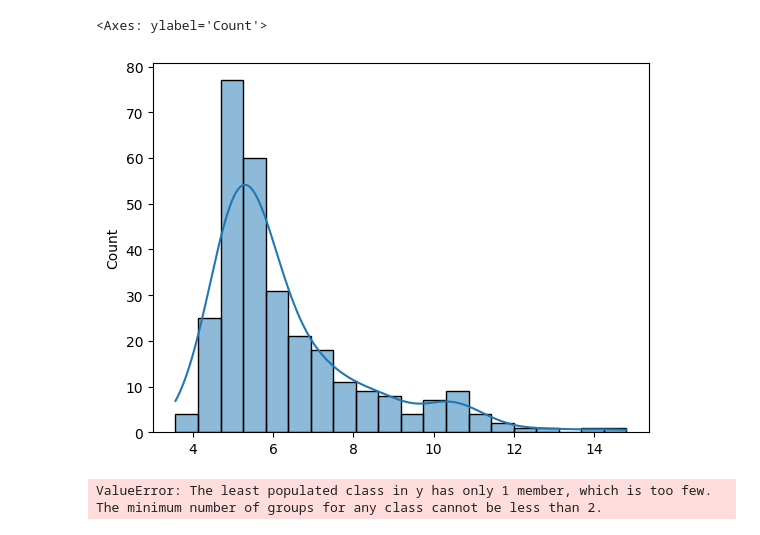
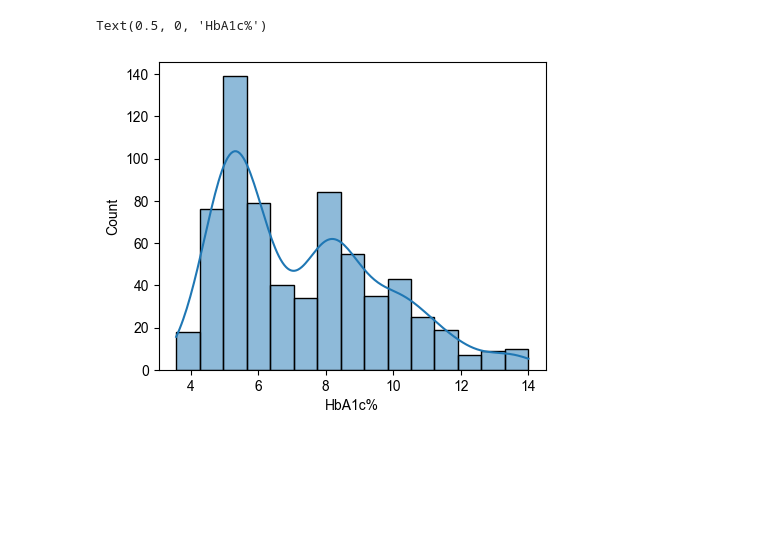
Before and after one commit to MelnychenkoM/ml_methods_hba1c, a Jupyter notebook: regression.ipynb, the cells around one changed output. Saved outputs shown, nothing was run; the diff lists cells and outputs as text; code cells hidden in the pictures; blank space fills up the shorter version.

```diff
--- a/regression.ipynb
+++ b/regression.ipynb
@@ -12,3 +14,5 @@ from plsr.outliers import MonteCarloOutliers
+# %%
+plt.rcParams['font.family'] = 'Arial'
 # %%
 from curvefit import DatasetSpectra
 # %% [output]
@@ -18,10 +22,7 @@ from curvefit import DatasetSpectra
 # %%
 from boxsers.preprocessing import rubberband_baseline_cor
 # %%
-file_path = '~/data/dataset_294.csv'
-domain_path = '~/data/domain.csv'
-
-# file_path = '~/data/dataset_565.csv'
-# domain_path = '~/data/dataset_565_domain.csv'
+file_path = '~/data/dataset_681.csv'
+domain_path = '~/data/dataset_565_domain.csv'
 # %%
 dataset = DatasetSpectra(file_path, domain_path)
@@ -45,6 +88,8 @@ y = dataset.hba1c
 # %%
-sns.histplot(y, kde=True)
+fig, ax = plt.subplots(figsize=(5, 4))
+sns.histplot(y, kde=True, bins=15)
+ax.set_xlabel("HbA1c%")
 # %% [output]
-<Axes: ylabel='Count'>
+Text(0.5, 0, 'HbA1c%')
-[figure, old version]
+[figure, new version]
 # %%
@@ -52,5 +97,3 @@ discretizer = KBinsDiscretizer(n_bins=10, encode='ordinal', strategy='uniform',
 categories = discretizer.fit_transform(y.reshape(-1, 1))
 # %%
-X_train, X_test, y_train, y_test = train_test_split(X, y, test_size=0.3, stratify=categories, random_state=44)
+X_train, X_test, y_train, y_test = train_test_split(X, y, test_size=0.2, stratify=categories, random_state=34)
-# %% [output]
-ValueError: The least populated class in y has only 1 member, which is too few. The minimum number of groups for any class cannot be less than 2.
```
Also changed, not shown: parts of 20 cells of this notebook, 6 other files.
